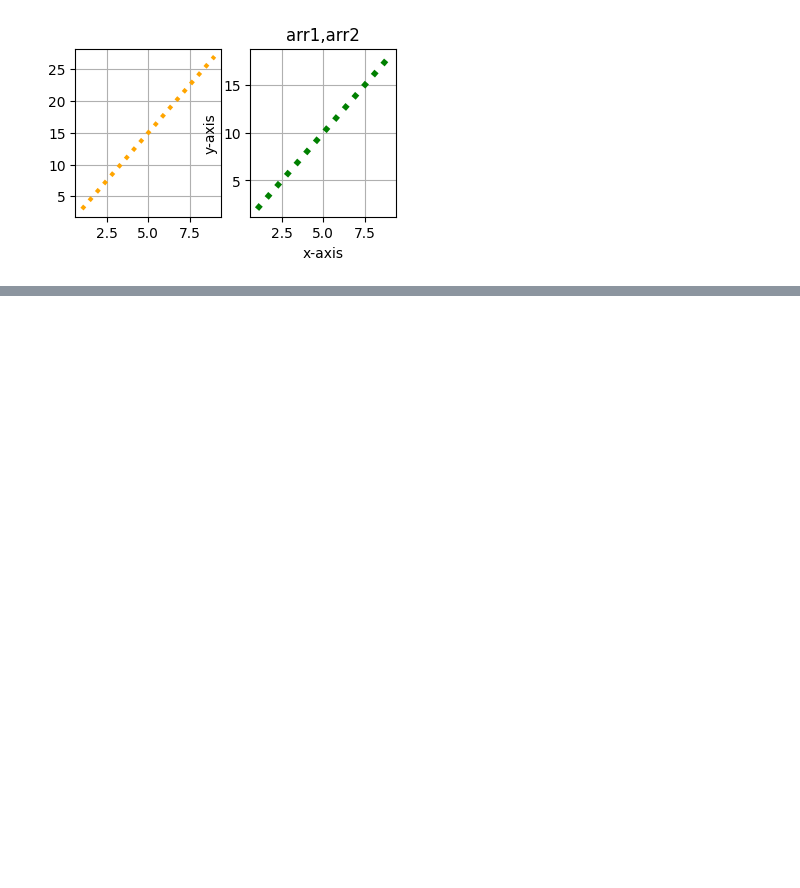
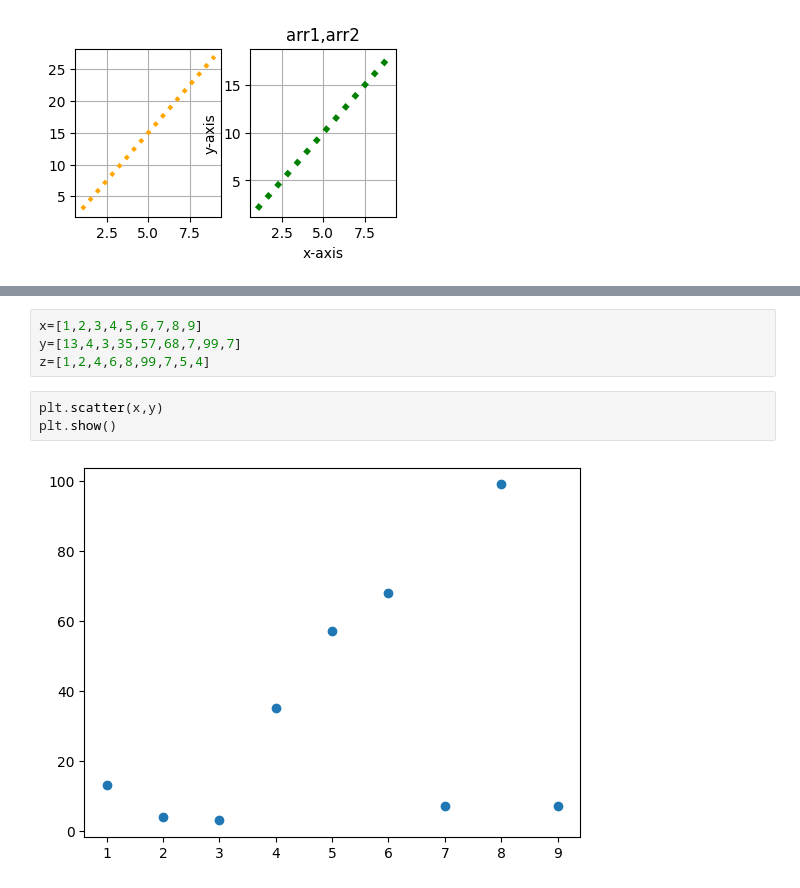
Before and after one commit to rahuloruganti/data-analysis-using-python, a Jupyter notebook: matplotlib/matplotlib_basic.ipynb, the cells around one changed output, grey strips where cells are left out. Saved outputs shown, nothing was run; the diff lists cells and outputs as text; blank space fills up the shorter version.

```diff
--- a/matplotlib/matplotlib_basic.ipynb
+++ b/matplotlib/matplotlib_basic.ipynb
@@ -69,0 +109,9 @@ plt.show()
+# %%
+x=[1,2,3,4,5,6,7,8,9]
+y=[13,4,3,35,57,68,7,99,7]
+z=[1,2,4,6,8,99,7,5,4]
+# %%
+plt.scatter(x,y)
+plt.show()
+# %% [output]
+[figure, added]
```
Also changed, not shown: parts of 26 cells of this notebook, 1 other file.
